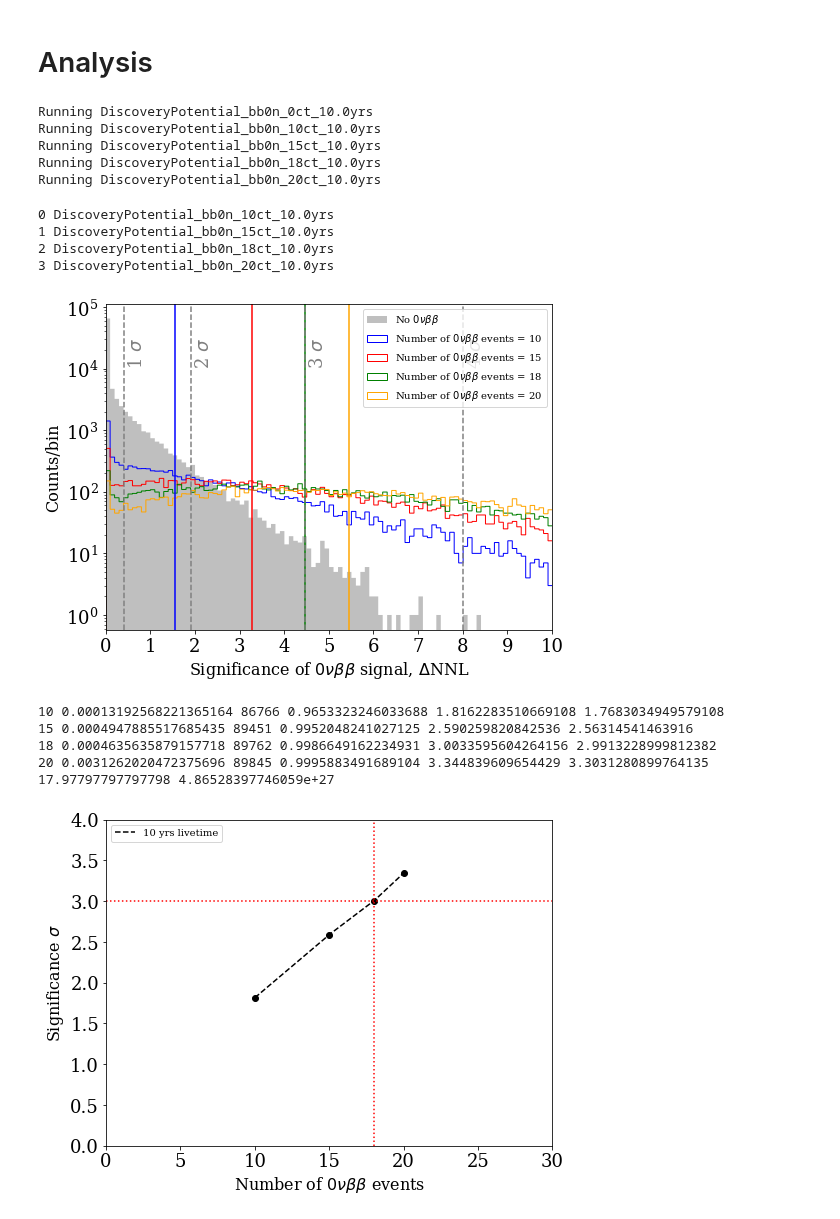
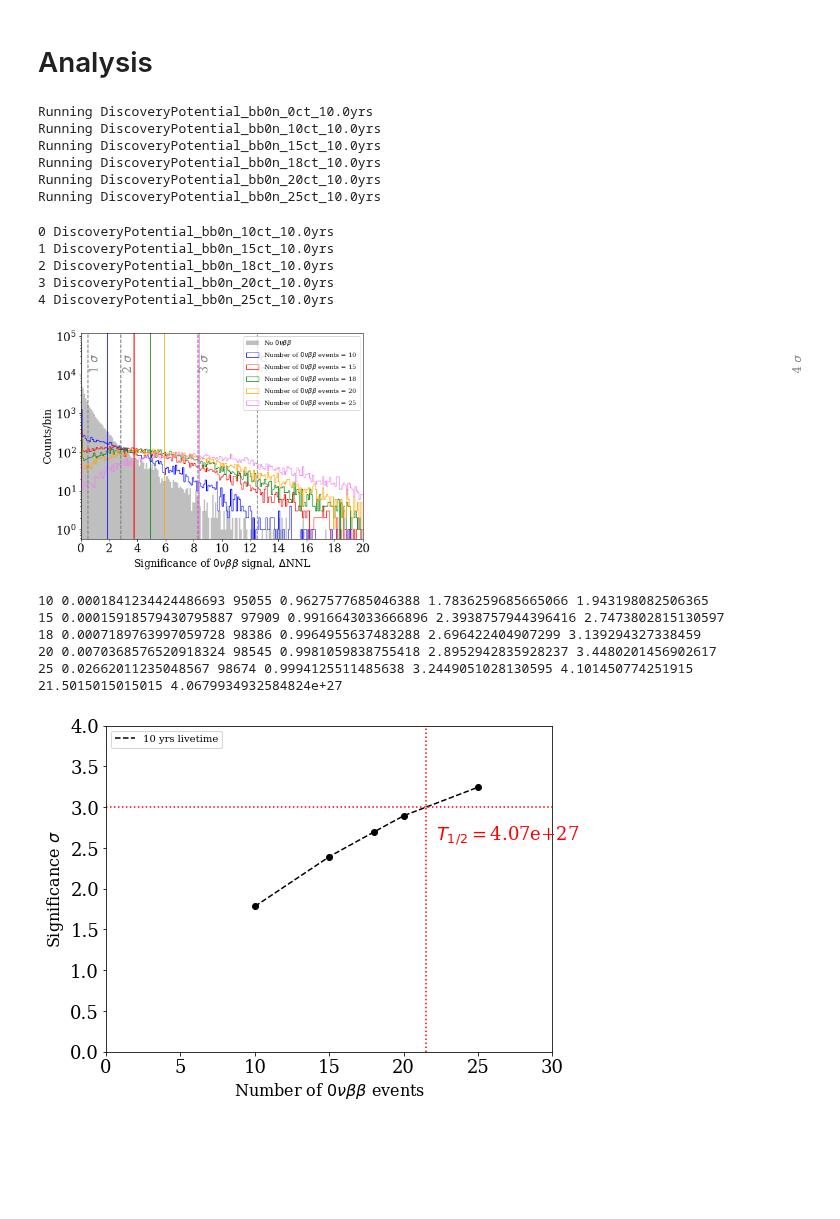
Before and after one commit to YMTheory/sensitivity, a Jupyter notebook: work/SensitivityPaper2020_scripts/DiscoveryPotential/DiscoveryPotentialCalculations.ipynb, the cells around one changed output. Cells and saved outputs as stored; diff of their text form; code cells hidden in the pictures; blank space fills up the shorter version.

```diff
--- a/work/SensitivityPaper2020_scripts/DiscoveryPotential/DiscoveryPotentialCalculations.ipynb
+++ b/work/SensitivityPaper2020_scripts/DiscoveryPotential/DiscoveryPotentialCalculations.ipynb
@@ -79,7 +79,7 @@ def GetLivetime(Num, Livetime):
 # %% [markdown]
 # Data Read-In
 # %%
-OutputDir = '/g/g99/jamil1/lustre1/sensitivity/work/SensitivityPaper2020_scripts/DiscoveryPotential/Data/version4/h5/'
+OutputDir = '/g/g99/jamil1/lustre1/sensitivity/work/SensitivityPaper2020_scripts/DiscoveryPotential/Data/version7/h5/'
 
 AllFiles = os.listdir(OutputDir)
 H5Files = [filename for filename in AllFiles if filename.endswith('.h5')]
@@ -126,6 +128,7 @@ maskdict = {}
 for Livetime in Livetimes:
     maskdict[Livetime] = {}
     for key, df in dfdict[Livetime].items():
+        shape_error = []
         print('Running {}'.format(key))
         good_fit_mask = []
         counts = 0
@@ -135,7 +138,10 @@ for Livetime in Livetimes:
                 good_fit_mask.append(False)
             else:
                 good_fit_mask.append(True)
-
+#             print(row['fixed_fit_parameters'])
+            shape_error.append(row['fixed_fit_parameters'][0]['Background_Shape_Error'])
+        plt.hist(shape_error, bins=np.linspace(-10,10,50), histtype='step')
+        plt.xlabel('Shape Error')
         maskdict[Livetime][key] = np.array(good_fit_mask)
         print("%.2f%%" % (counts/len(maskdict[Livetime][key])*100.0))
         print('---> Convergence fraction: {:3.4}'.format(np.sum(maskdict[Livetime][key])/len(maskdict[Livetime][key])))
@@ -174,6 +184,7 @@ Running DiscoveryPotential_bb0n_10ct_10.0yrs
 Running DiscoveryPotential_bb0n_15ct_10.0yrs
 Running DiscoveryPotential_bb0n_18ct_10.0yrs
 Running DiscoveryPotential_bb0n_20ct_10.0yrs
+Running DiscoveryPotential_bb0n_25ct_10.0yrs
 # %%
 hist = {}
 medians = {}
@@ -200,37 +211,38 @@ for Livetime in Livetimes:
                              label=r'Number of $0\nu\beta\beta$ events = %s' % label[ii],
                              histtype='step',
                              color=colors[ii])
         plt.axvline(x=np.median(np.abs(DeltaNLL[Livetime][key])), ymin=0, ymax=1000, ls='-', color=colors[ii])
         medians[Livetime].append(np.median(np.abs(DeltaNLL[Livetime][key])))
 
-    xmax = 10
+    xmax = 20
     plt.xlim(0,xmax)
     plt.xticks(np.arange(0,xmax+0.1,xmax/10.0))
     plt.yscale('log')
     plt.xlabel(r'Significance of $0\nu\beta\beta$ signal, $\Delta$NNL', fontsize=16)
     plt.ylabel('Counts/bin', fontsize=16)
     plt.legend(loc='upper right', fontsize=10)
 
-    for ii in [1,2,3]:
+    for ii in [1,2,3,4]:
         index = int(st.norm.cdf(ii)*len(np.abs(DeltaNLL[Livetime][NullSet])))
         xpos = sorted(np.abs(DeltaNLL[Livetime][NullSet]))[index]
         plt.axvline(x=xpos, ymin=0, ymax=1000, ls='--', color='grey')
         plt.text(xpos+0.1, np.max(hist[NullSet][0])*0.3,r'%d $\sigma$' % (ii),rotation=90, color='grey')
 
     # Significance assuming Wilks' theorem for sigma > 3
     # see slide 11 in https://indico.cern.ch/event/162087/contributions/235303/attachments/189340/265790/cowan_cargese_2.pdf
-    for sigma in [4]:
+    for sigma in [5]:
         plt.axvline(x=sigma**2/2.0, ymin=0, ymax=1000, ls='--', color='grey')
         plt.text(sigma**2/2.0+0.1, np.max(hist[NullSet][0])*0.3,r'%d $\sigma$' % (sigma),rotation=90, color='grey')
 
 
     plt.savefig('null_hypothesis_%dyrs.pdf' % Livetime, bbox_inches='tight')
 # %% [output]
 0 DiscoveryPotential_bb0n_10ct_10.0yrs
 1 DiscoveryPotential_bb0n_15ct_10.0yrs
 2 DiscoveryPotential_bb0n_18ct_10.0yrs
 3 DiscoveryPotential_bb0n_20ct_10.0yrs
+4 DiscoveryPotential_bb0n_25ct_10.0yrs
-[figure, old version]
+[figure, new version]
 # %%
 sigma = {}
 Cut = {}
@@ -260,11 +272,12 @@ for Livetime in Livetimes:
     Cut[Livetime] = np.where(Diff == np.min(Diff))[0][0]
     print(XInterp[Livetime][Cut[Livetime]], GetLivetime(XInterp[Livetime][Cut[Livetime]], Livetime))
 # %% [output]
-10 0.00013192568221365164 86766 0.9653323246033688 1.8162283510669108 1.7683034949579108
-15 0.0004947885517685435 89451 0.9952048241027125 2.590259820842536 2.56314541463916
-18 0.0004635635879157718 89762 0.9986649162234931 3.0033595604264156 2.9913228999812382
-20 0.0031262020472375696 89845 0.9995883491689104 3.344839609654429 3.3031280899764135
-17.97797797797798 4.86528397746059e+27
+10 0.0001841234424486693 95055 0.9627577685046388 1.7836259685665066 1.943198082506365
+15 0.00015918579430795887 97909 0.9916643033666896 2.3938757944396416 2.7473802815130597
+18 0.0007189763997059728 98386 0.9964955637483288 2.696422404907299 3.139294327338459
+20 0.0070368576520918324 98545 0.9981059838755418 2.8952942835928237 3.4480201456902617
+25 0.02662011235048567 98674 0.9994125511485638 3.2449051028130595 4.101450774251915
+21.5015015015015 4.0679934932584824e+27
 # %%
 for Livetime in Livetimes:
     label = [x[len('DiscoveryPotential_bb0n_'):x.find('ct_')] for x in list(DeltaNLL[Livetime].keys())][1:] # get number of counts from tag name
@@ -280,6 +293,8 @@ for Livetime in Livetimes:
     plt.xlabel(r'Number of $0\nu\beta\beta$ events', fontsize=16)
     plt.ylabel(r'Significance $\sigma$ ', fontsize=16)
     plt.legend(loc='upper left', fontsize=10)
+    plt.text(x=XInterp[Livetime][Cut[Livetime]]+0.7, y=2.6, s=r'$T_{1/2}=$%.2e' % GetLivetime(XInterp[Livetime][Cut[Livetime]], Livetime), color='r')
+
     plt.savefig('sigma_vs_bb0n_%dyrs.pdf' % Livetime, bbox_inches='tight')
 # %% [output]
-[figure, old version]
+[figure, new version]
```
Also changed, not shown: parts of 4 cells of this notebook.
